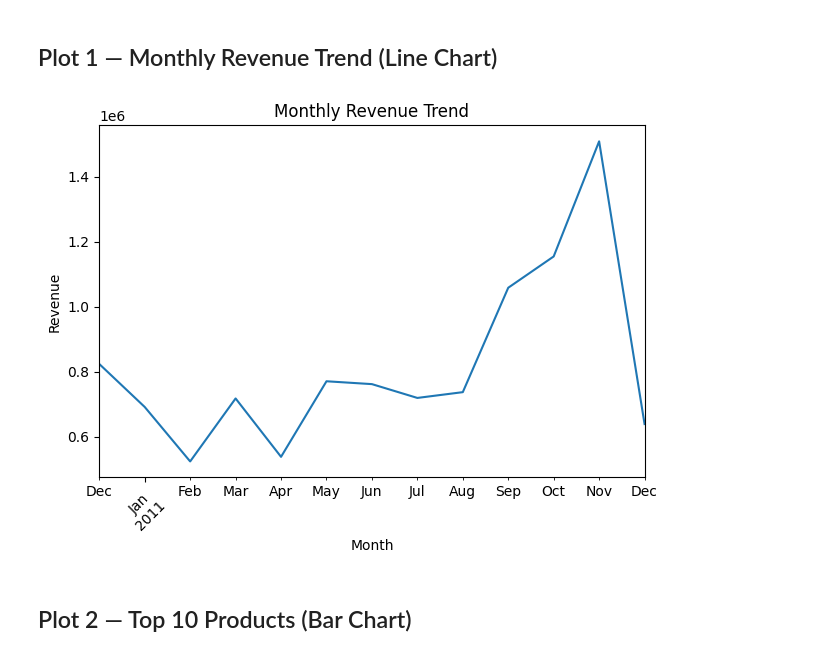
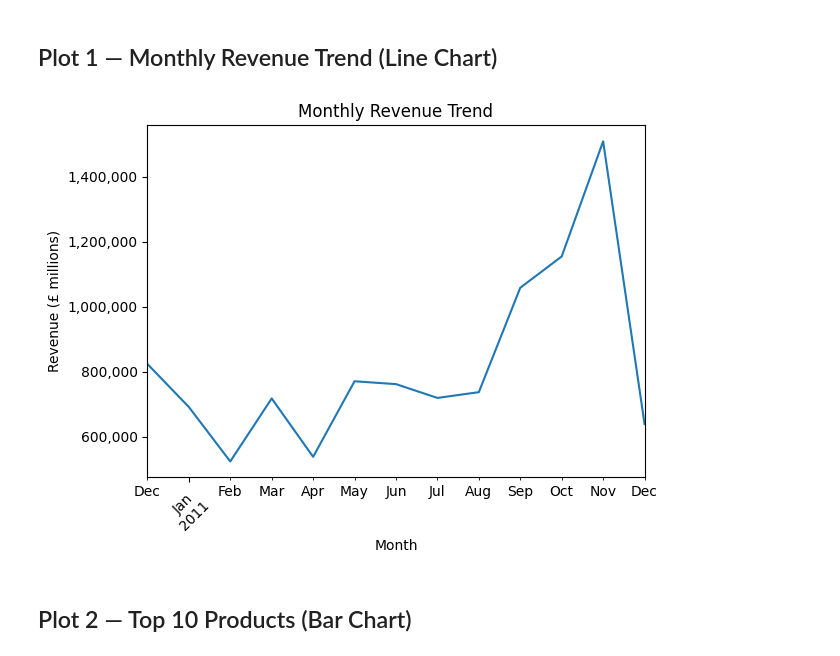
Before and after one commit to KNHNF/retail-sales-kpi-analysis, a Jupyter notebook: notebooks/sales_analysis.ipynb, the cells around one changed output. Cells and saved outputs as stored; diff of their text form; code cells hidden in the pictures.

```diff
--- a/notebooks/sales_analysis.ipynb
+++ b/notebooks/sales_analysis.ipynb
@@ -17,24 +17,26 @@ from src.load_data import load_data
 run_quality_checks()
 
 # Generate KPI report
-df, monthly_revenue, top_products, revenue_by_country = generate_report()
+df, monthly_revenue, top_products, top_10_countries = generate_report()
 # %% [output]
 Data quality report generated.
 Sales KPI report generated successfully.
 # %% [markdown]
 ## Plot 1 — Monthly Revenue Trend (Line Chart)
 # %%
+import matplotlib.ticker as ticker
+
 plt.figure()
 monthly_revenue.plot()
 plt.title("Monthly Revenue Trend")
 plt.xlabel("Month")
-plt.ylabel("Revenue")
+plt.ylabel("Revenue (£ millions)")
+plt.gca().yaxis.set_major_formatter(ticker.StrMethodFormatter('{x:,.0f}'))
 plt.xticks(rotation=45)
 plt.tight_layout()
-plt.savefig("../outputs/monthly_revenue_trend.png")
 plt.show()
 # %% [output]
-[figure, old version]
+[figure, new version]
 # %% [markdown]
 ## Plot 2 — Top 10 Products (Bar Chart)
 # %%
```
Also changed, not shown: parts of 2 cells of this notebook, 3 other files.
